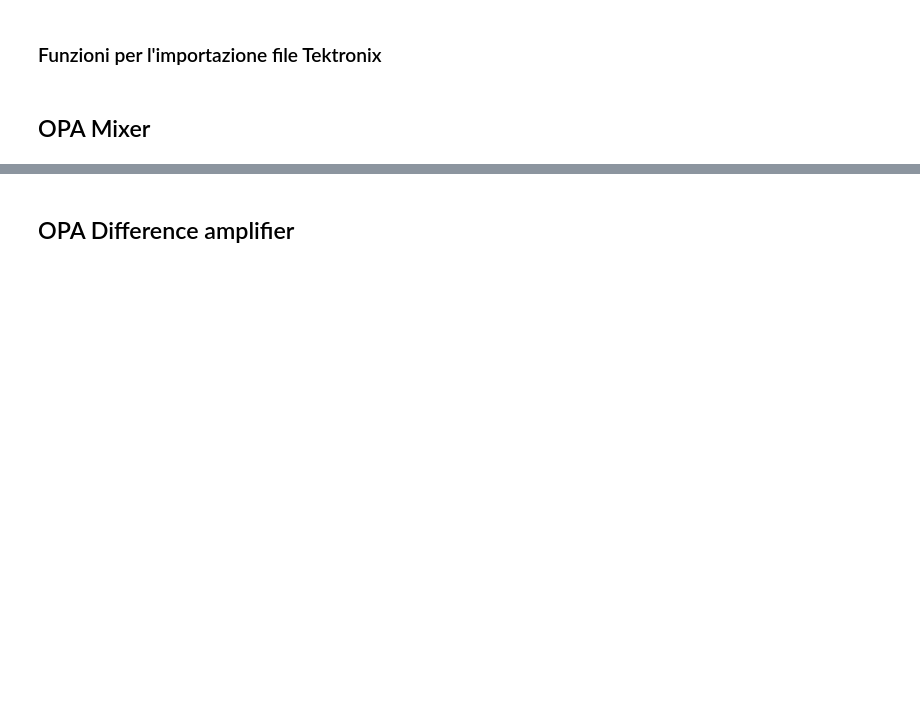
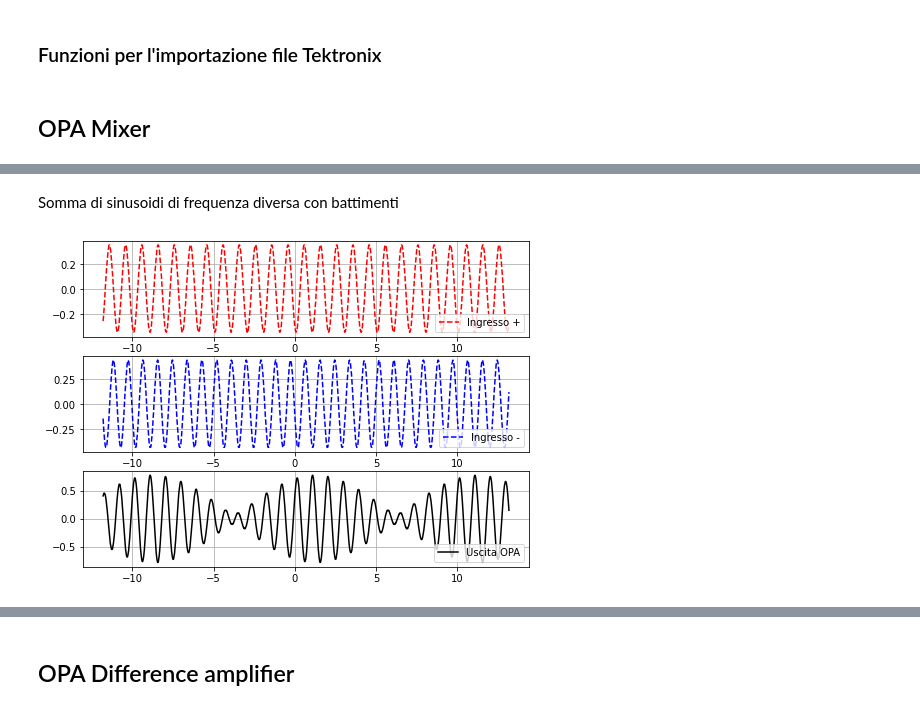
Before and after one commit to valeriopagliarino/Electronics-2021-UNITO-Public, a Jupyter notebook: analysis/3_Mixer_Diff_Trigger.ipynb, the cells around one changed output, grey strips where cells are left out. Cells and saved outputs as stored; diff of their text form; code cells hidden in the pictures; blank space fills up the shorter version.

```diff
--- a/analysis/3_Mixer_Diff_Trigger.ipynb
+++ b/analysis/3_Mixer_Diff_Trigger.ipynb
@@ -184,0 +266,18 @@ sign_s6ch2_f = s6_ch2_f['Data'].to_numpy().transpose()[1]
+# %% [markdown]
+Somma di sinusoidi di frequenza diversa con battimenti
+# %%
+fig, ax = plt.subplots(nrows = 3, ncols = 1, figsize=(8, 6))
+ax[0].plot(time_s4ch1_f*1000, sign_s4ch1_f, color = "red", label = "Ingresso +", linestyle = "--")
+ax[1].plot(time_s4ch2_f*1000, sign_s4ch2_f, color = "blue", label = "Ingresso -", linestyle = "--")
+ax[2].plot(time_s4ch3_f*1000, sign_s4ch3_f, color = "black", label = "Uscita OPA")
+
+
+
+#ax.set(xlabel='Base dei tempi (ms)', ylabel='Ampiezza del segnale (V)',
+#      title='Circuito sommatore invertente con somma di sinusoidi\nche evidenzia la presenza di battimenti')
+
+for i in range(3):
+  ax[i].grid()
+  ax[i].legend(loc = "lower right")
+# %% [output]
+[figure, added]
```
Also changed, not shown: parts of 10 cells of this notebook.
